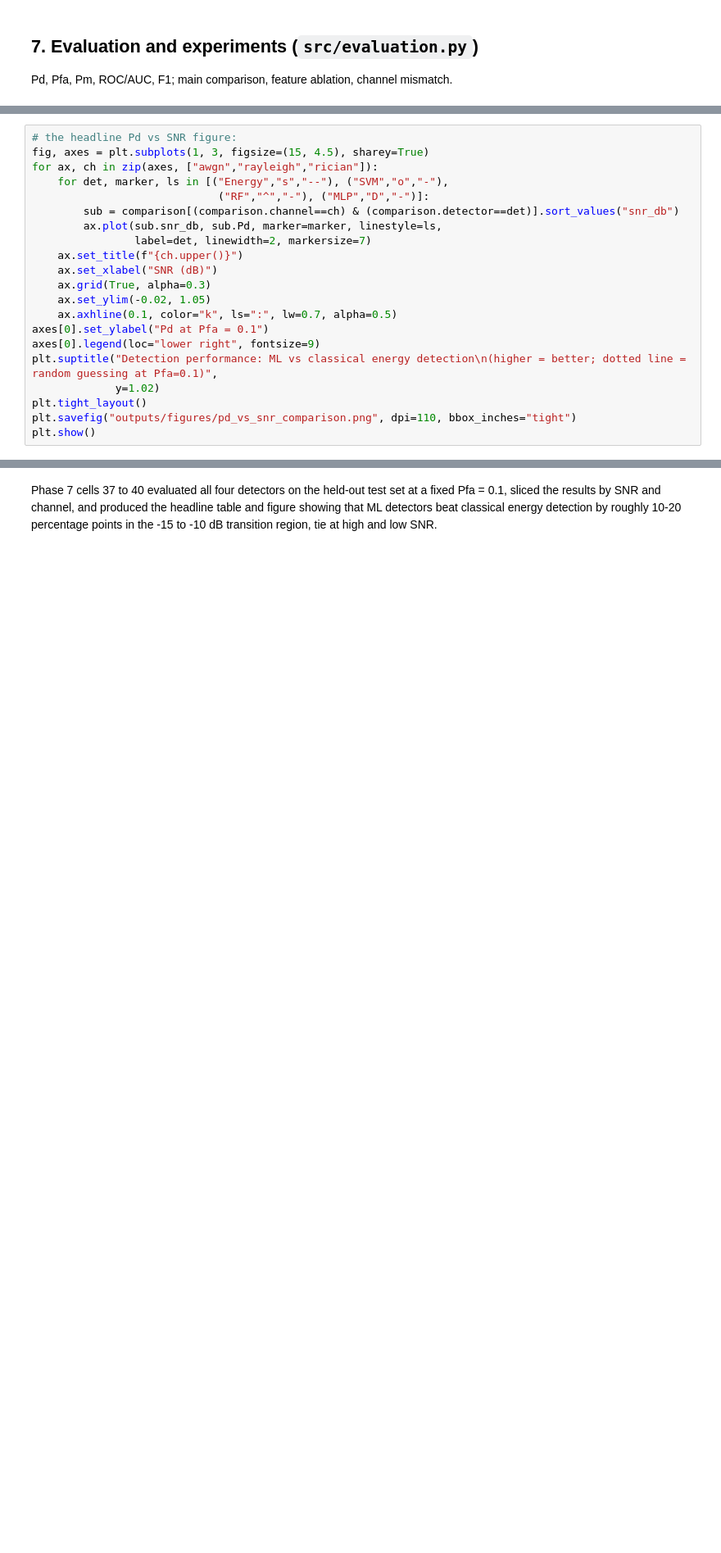
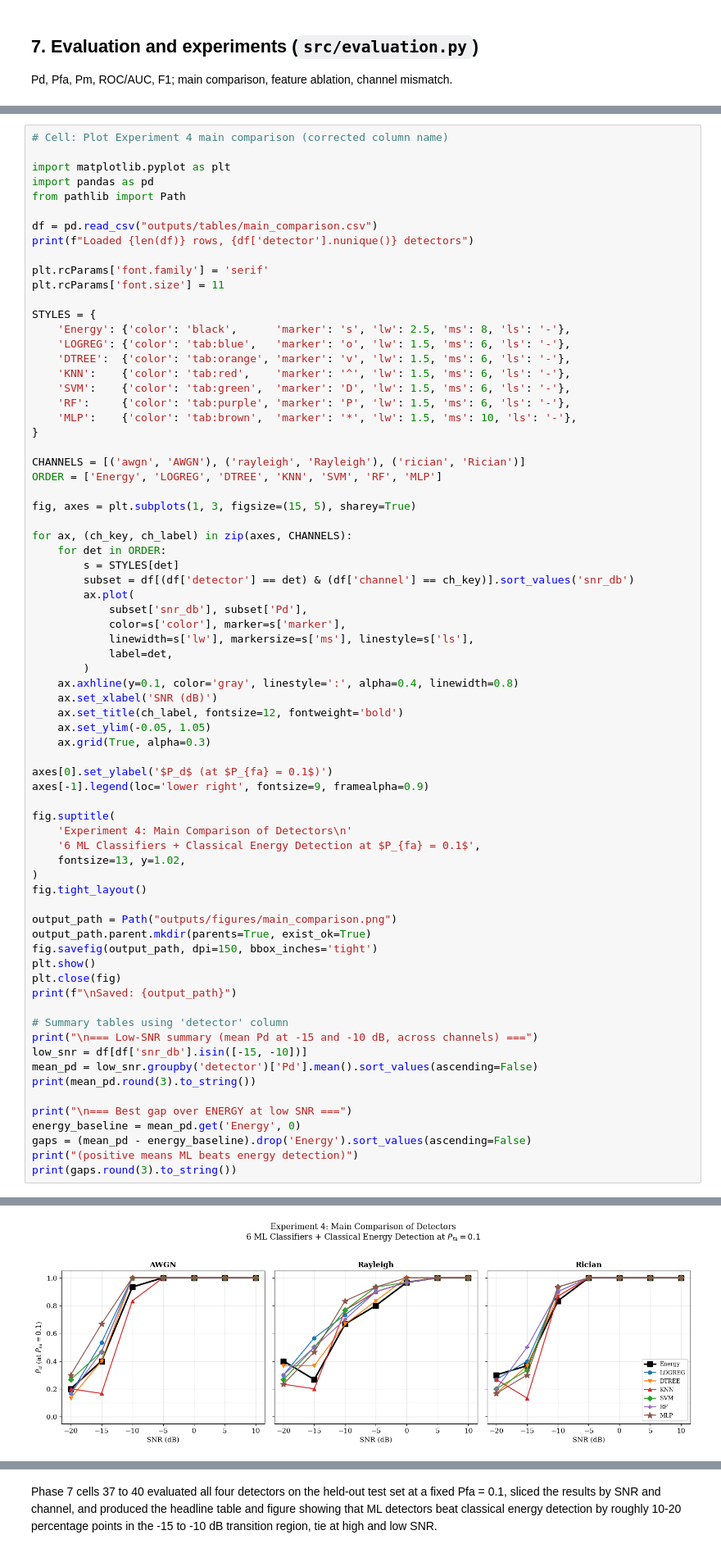
Before and after one commit to TherealJayDev/robust-ml-spectrum-sensing, a Jupyter notebook: notebook.ipynb, the cells around one changed output, grey strips where cells are left out. Shown at 82% size. Saved outputs shown, nothing was run; the diff lists cells and outputs as text; blank space fills up the shorter version.

Commit message:
feat: plot Experiment 4 main comparison figure

```diff
--- a/notebook.ipynb
+++ b/notebook.ipynb
@@ -1475,21 +1597,73 @@ print(comparison.groupby("detector")["Pd"].mean().round(3))
 # %%
-# the headline Pd vs SNR figure:
-fig, axes = plt.subplots(1, 3, figsize=(15, 4.5), sharey=True)
-for ax, ch in zip(axes, ["awgn","rayleigh","rician"]):
-    for det, marker, ls in [("Energy","s","--"), ("SVM","o","-"),
-                             ("RF","^","-"), ("MLP","D","-")]:
-        sub = comparison[(comparison.channel==ch) & (comparison.detector==det)].sort_values("snr_db")
-        ax.plot(sub.snr_db, sub.Pd, marker=marker, linestyle=ls,
-                label=det, linewidth=2, markersize=7)
-    ax.set_title(f"{ch.upper()}")
-    ax.set_xlabel("SNR (dB)")
+# Cell: Plot Experiment 4 main comparison (corrected column name)
+
+import matplotlib.pyplot as plt
+import pandas as pd
+from pathlib import Path
+
+df = pd.read_csv("outputs/tables/main_comparison.csv")
+print(f"Loaded {len(df)} rows, {df['detector'].nunique()} detectors")
+
+plt.rcParams['font.family'] = 'serif'
+plt.rcParams['font.size'] = 11
+
+STYLES = {
+    'Energy': {'color': 'black',      'marker': 's', 'lw': 2.5, 'ms': 8, 'ls': '-'},
+    'LOGREG': {'color': 'tab:blue',   'marker': 'o', 'lw': 1.5, 'ms': 6, 'ls': '-'},
+    'DTREE':  {'color': 'tab:orange', 'marker': 'v', 'lw': 1.5, 'ms': 6, 'ls': '-'},
+    'KNN':    {'color': 'tab:red',    'marker': '^', 'lw': 1.5, 'ms': 6, 'ls': '-'},
+    'SVM':    {'color': 'tab:green',  'marker': 'D', 'lw': 1.5, 'ms': 6, 'ls': '-'},
+    'RF':     {'color': 'tab:purple', 'marker': 'P', 'lw': 1.5, 'ms': 6, 'ls': '-'},
+    'MLP':    {'color': 'tab:brown',  'marker': '*', 'lw': 1.5, 'ms': 10, 'ls': '-'},
+}
+
+CHANNELS = [('awgn', 'AWGN'), ('rayleigh', 'Rayleigh'), ('rician', 'Rician')]
+ORDER = ['Energy', 'LOGREG', 'DTREE', 'KNN', 'SVM', 'RF', 'MLP']
+
+fig, axes = plt.subplots(1, 3, figsize=(15, 5), sharey=True)
+
+for ax, (ch_key, ch_label) in zip(axes, CHANNELS):
+    for det in ORDER:
+        s = STYLES[det]
+        subset = df[(df['detector'] == det) & (df['channel'] == ch_key)].sort_values('snr_db')
+        ax.plot(
+            subset['snr_db'], subset['Pd'],
+            color=s['color'], marker=s['marker'],
+            linewidth=s['lw'], markersize=s['ms'], linestyle=s['ls'],
+            label=det,
+        )
+    ax.axhline(y=0.1, color='gray', linestyle=':', alpha=0.4, linewidth=0.8)
+    ax.set_xlabel('SNR (dB)')
+    ax.set_title(ch_label, fontsize=12, fontweight='bold')
+    ax.set_ylim(-0.05, 1.05)
     ax.grid(True, alpha=0.3)
-    ax.set_ylim(-0.02, 1.05)
-    ax.axhline(0.1, color="k", ls=":", lw=0.7, alpha=0.5)
-axes[0].set_ylabel("Pd at Pfa = 0.1")
-axes[0].legend(loc="lower right", fontsize=9)
-plt.suptitle("Detection performance: ML vs classical energy detection\n(higher = better; dotted line = random guessing at Pfa=0.1)",
-             y=1.02)
-plt.tight_layout()
-plt.savefig("outputs/figures/pd_vs_snr_comparison.png", dpi=110, bbox_inches="tight")
+
+axes[0].set_ylabel('$P_d$ (at $P_{fa} = 0.1$)')
+axes[-1].legend(loc='lower right', fontsize=9, framealpha=0.9)
+
+fig.suptitle(
+    'Experiment 4: Main Comparison of Detectors\n'
+    '6 ML Classifiers + Classical Energy Detection at $P_{fa} = 0.1$',
+    fontsize=13, y=1.02,
+)
+fig.tight_layout()
+
+output_path = Path("outputs/figures/main_comparison.png")
+output_path.parent.mkdir(parents=True, exist_ok=True)
+fig.savefig(output_path, dpi=150, bbox_inches='tight')
 plt.show()
+plt.close(fig)
+print(f"\nSaved: {output_path}")
+
+# Summary tables using 'detector' column
+print("\n=== Low-SNR summary (mean Pd at -15 and -10 dB, across channels) ===")
+low_snr = df[df['snr_db'].isin([-15, -10])]
+mean_pd = low_snr.groupby('detector')['Pd'].mean().sort_values(ascending=False)
+print(mean_pd.round(3).to_string())
+
+print("\n=== Best gap over ENERGY at low SNR ===")
+energy_baseline = mean_pd.get('Energy', 0)
+gaps = (mean_pd - energy_baseline).drop('Energy').sort_values(ascending=False)
+print("(positive means ML beats energy detection)")
+print(gaps.round(3).to_string())
+# %% [output]
@@ -1495,0 +1671 @@ plt.show()
+[figure, added]
```
Also changed, not shown: parts of 6 cells of this notebook, 1 other file.
